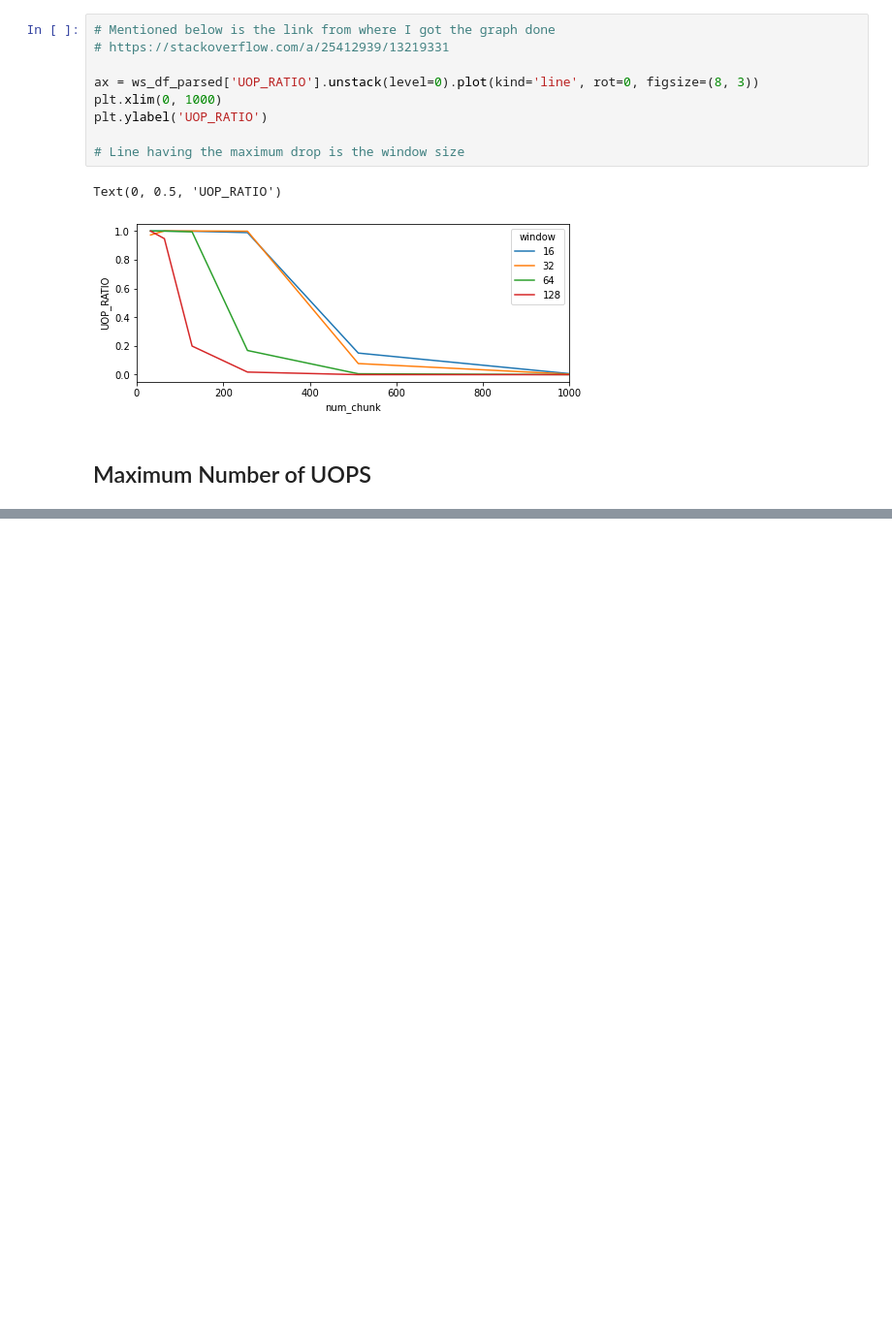
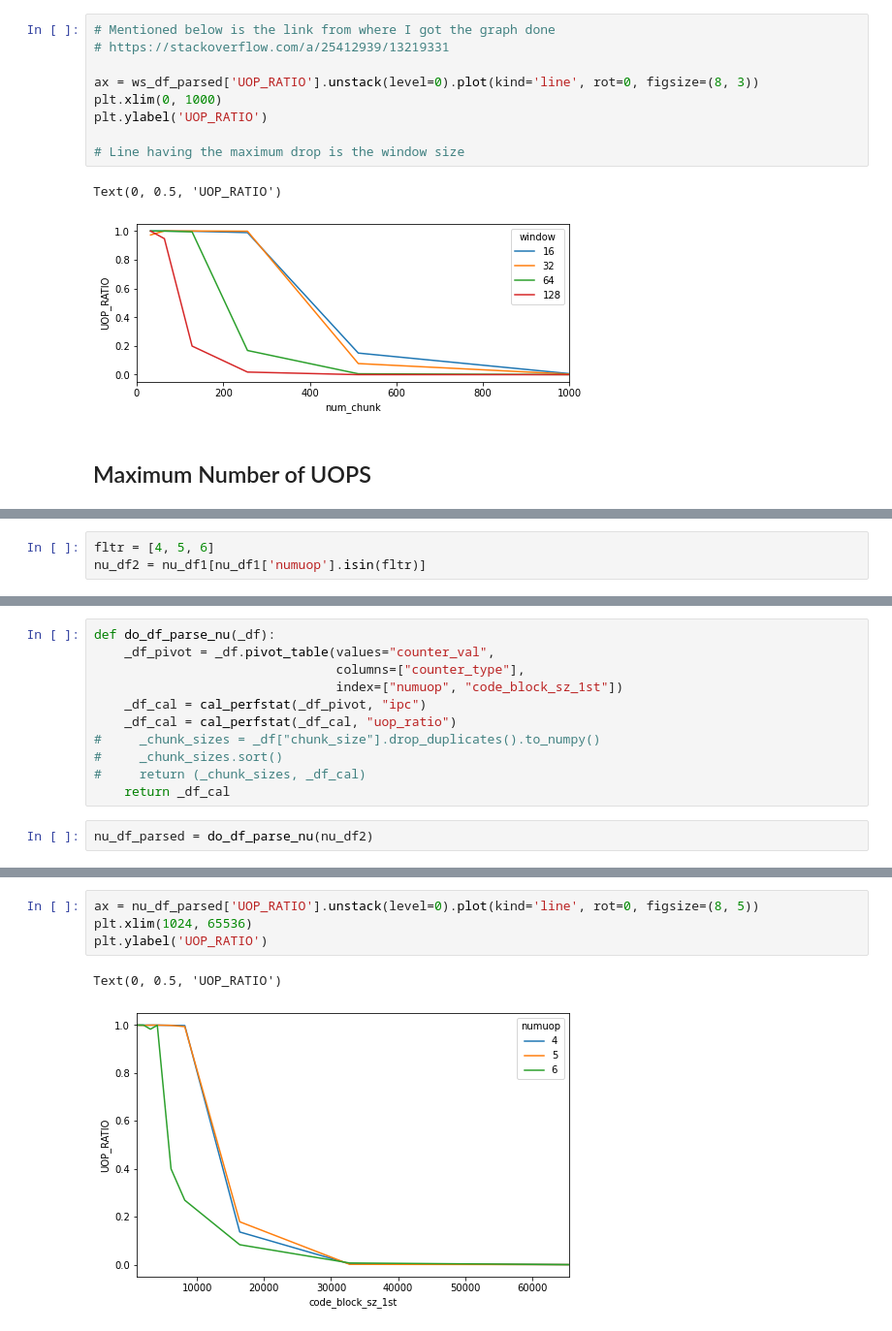
Before and after one commit to c0d3nh4ck/Microarchitectural-Research, a Jupyter notebook: graphical_reversing.ipynb, the cells around one changed output, grey strips where cells are left out. Shown at 97% size. Drawn from its saved outputs; the diff is of its cells as text; blank space fills up the shorter version.

```diff
--- a/graphical_reversing.ipynb
+++ b/graphical_reversing.ipynb
@@ -106,0 +123,3 @@ print(set(a))
+# %%
+fltr = [4, 5, 6]
+nu_df2 = nu_df1[nu_df1['numuop'].isin(fltr)]
@@ -106,0 +142,13 @@ print(set(a))
+# %%
+def do_df_parse_nu(_df):
+    _df_pivot = _df.pivot_table(values="counter_val",
+                                columns=["counter_type"],
+                                index=["numuop", "code_block_sz_1st"])
+    _df_cal = cal_perfstat(_df_pivot, "ipc")
+    _df_cal = cal_perfstat(_df_cal, "uop_ratio")
+#     _chunk_sizes = _df["chunk_size"].drop_duplicates().to_numpy()
+#     _chunk_sizes.sort()
+#     return (_chunk_sizes, _df_cal)
+    return _df_cal
+# %%
+nu_df_parsed = do_df_parse_nu(nu_df2)
@@ -106,0 +176,7 @@ print(set(a))
+# %%
+ax = nu_df_parsed['UOP_RATIO'].unstack(level=0).plot(kind='line', rot=0, figsize=(8, 5))
+plt.xlim(1024, 65536)
+plt.ylabel('UOP_RATIO')
+# %% [output]
+Text(0, 0.5, 'UOP_RATIO')
+[figure, added]
```
Also changed, not shown: parts of 6 cells of this notebook.
